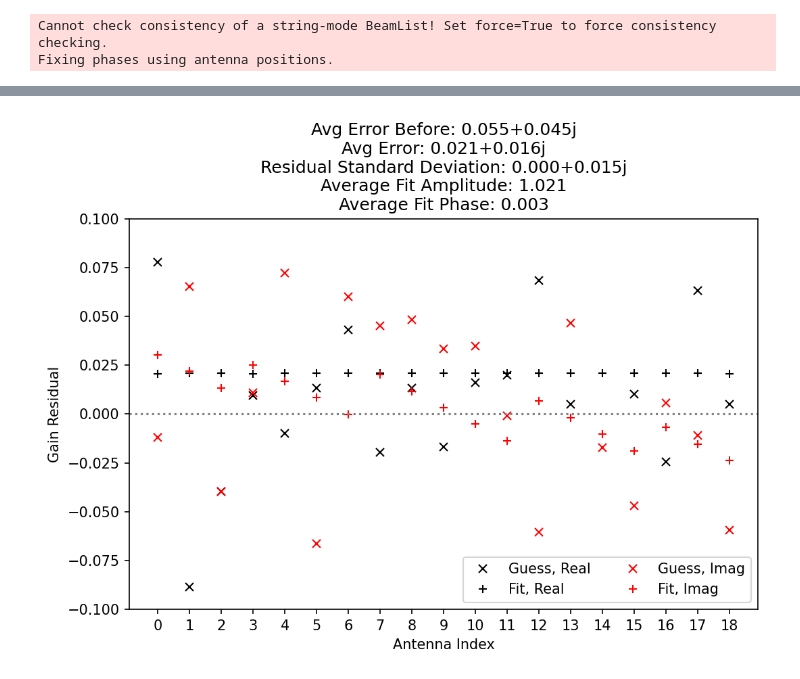
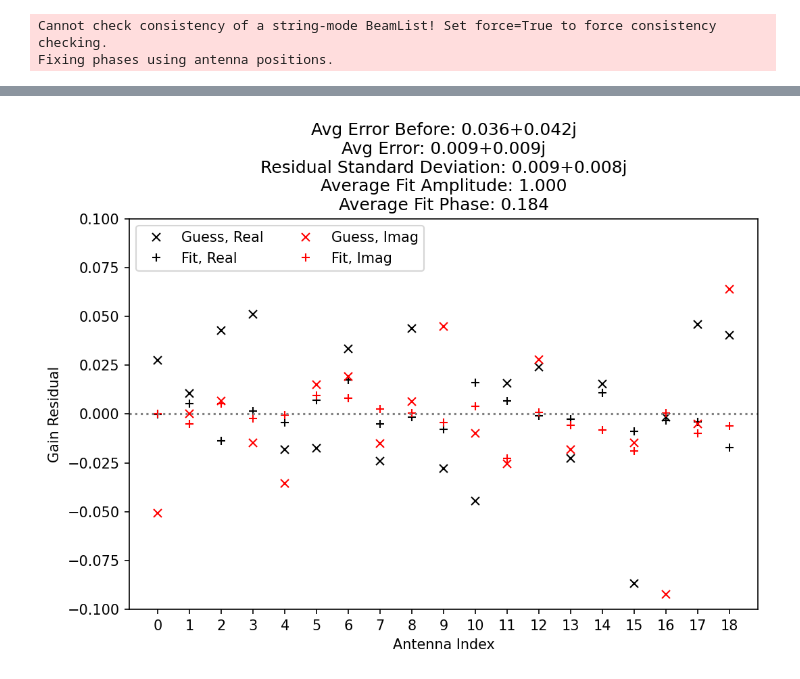
Before and after one commit to r-pascua/corrcal, a Jupyter notebook: docs/tutorials/Point Sources with Airy Beam.ipynb, the cells around one changed output, grey strips where cells are left out. Cells and saved outputs as stored; diff of their text form; code cells hidden in the pictures.

```diff
--- a/docs/tutorials/Point Sources with Airy Beam.ipynb
+++ b/docs/tutorials/Point Sources with Airy Beam.ipynb
@@ -171,6 +190,8 @@ im_gain = np.random.normal(loc=0, size=n_ants, scale=err)
 split_gains = np.zeros(2*n_ants, dtype=float)
 split_gains[::2] = re_gain
 split_gains[1::2] = im_gain
+# %%
+data *= true_gains[ant_1_array] * true_gains[ant_2_array].conj()
 # %%
 class Cov:
     def __init__(self, noise, diff_mat, src_mat, gains, edges, ant_1_inds, ant_2_inds):
@@ -240,7 +261,8 @@ def nll(gains, cov, data, scale=1, phs_norm_fac=1):
     chisq = data.conj() @ cinv @ data
     # Use a Gaussian prior that the phase should be nearly zero for all antennas
     phases = np.arctan2(cov.gains[1::2], cov.gains[::2])
-    phs_norm = phases.sum()**2 / phs_norm_fac**2
+#     phs_norm = phases.sum()**2 / phs_norm_fac**2
+    phs_norm = 0
 #     phs_norm = cov.gains[1::2].sum()**2 / phs_norm_fac**2
     return np.real(chisq) + logdet + phs_norm
 # %%
@@ -255,6 +277,7 @@ def grad_nll(gains, cov, data, scale=1, phs_norm_fac=1):
     tan_phs = cov.gains[1::2] / cov.gains[::2]
     phases = np.arctan2(cov.gains[1::2], cov.gains[::2])
     grad_phs_prefac = 2 * phases.sum() / (phs_norm_fac**2 * cov.gains[::2] * (1+tan_phs**2))
+    grad_phs_prefac *= 0
     for k in range(gains.size):
         grad_chisq = 0
         grad_gains = np.zeros_like(gain_mat)
@@ -312,30 +335,40 @@ result.nit, result.nfev, result.njev
-# %%
-fit = (result.x[::2] + 1j*result.x[1::2]) / scale
-def err(val, exp):
-    return np.sqrt(np.mean((val - exp)**2))
-avg_err_before = err(split_gains[::2], 1) + 1j*err(split_gains[1::2], 0)
-avg_err = err(fit.real, 1) + 1j*err(fit.imag, 0)
-fit_std = np.std(fit.real) + 1j*np.std(fit.imag)
-lim = 0.1
-plt.figure(figsize=(8,5),dpi=150, facecolor='white')
-title = f"Avg Error Before: {avg_err_before:.3f}\n"
-title += f"Avg Error: {avg_err:.3f}\n"
-title += f"Residual Standard Deviation: {fit_std:.3f}\n"
-title += f"Average Fit Amplitude: {np.mean(np.abs(fit)):.3f}\n"
-title += f"Average Fit Phase: {np.mean(np.angle(fit)):.3f}"
-plt.title(title)
-plt.plot(split_gains[::2] - 1, 'kx', label='Guess, Real')
-plt.plot(fit.real - 1, 'k+', label='Fit, Real')
-plt.plot(split_gains[1::2], 'rx', label='Guess, Imag')
-plt.plot(fit.imag, 'r+', label='Fit, Imag')
-plt.ylim(-lim,lim)
-plt.axhline(0, color='gray', ls=':')
-plt.legend(ncol=2)
-plt.xlabel("Antenna Index")
-plt.ylabel("Gain Residual")
-plt.xticks(np.arange(n_ants));
-basename = f"gain_solutions_{n_src}_src_{beam.type}_beam_{pct_flux_to_keep}_percent_flux_modeled"
-plt.savefig(f"{basename}_without_noise.png", dpi=150, bbox_inches='tight')
-# plt.savefig(f"{basename}_with_noise.png", dpi=150, bbox_inches="tight")
-# %% [output]
-[figure, removed]
+# %%
+def rephase_to_ant(gain, refant):
+    rephased_gain = np.zeros_like(gain)
+    g0 = np.array([gain[refant]])[0]
+    for ant, g in enumerate(gain):
+        rephased_gain[ant] = g * g0.conj() / np.abs(g0)
+    return rephased_gain
+# %%
+fit = (result.x[::2] + 1j*result.x[1::2]) / scale
+fit = rephase_to_ant(fit, 0)
+rephased_gain = rephase_to_ant(gain, 0)
+rephased_true_gains = rephase_to_ant(true_gains, 0)
+def err(val, exp):
+    return np.sqrt(np.mean((val - exp)**2))
+avg_err_before = err(gain.real, true_gains.real) + 1j*err(gain.imag, true_gains.imag)
+avg_err = err(fit.real, rephased_true_gains.real) + 1j*err(fit.imag, rephased_true_gains.imag)
+fit_std = np.std(fit.real-rephased_true_gains.real) + 1j*np.std(fit.imag-rephased_true_gains.imag)
+lim = 0.1
+plt.figure(figsize=(8,5),dpi=150, facecolor='white')
+title = f"Avg Error Before: {avg_err_before:.3f}\n"
+title += f"Avg Error: {avg_err:.3f}\n"
+title += f"Residual Standard Deviation: {fit_std:.3f}\n"
+title += f"Average Fit Amplitude: {np.mean(np.abs(fit)):.3f}\n"
+title += f"Average Fit Phase: {np.mean(np.angle(fit)):.3f}"
+plt.title(title)
+plt.plot(gain.real - true_gains.real, 'kx', label='Guess, Real')
+plt.plot(fit.real - rephased_true_gains.real, 'k+', label='Fit, Real')
+plt.plot(gain.imag - true_gains.imag, 'rx', label='Guess, Imag')
+plt.plot(fit.imag - rephased_true_gains.imag, 'r+', label='Fit, Imag')
+plt.ylim(-lim,lim)
+plt.axhline(0, color='gray', ls=':')
+plt.legend(ncol=2)
+plt.xlabel("Antenna Index")
+plt.ylabel("Gain Residual")
+plt.xticks(np.arange(n_ants));
+# basename = f"gain_solutions_{n_src}_src_{beam.type}_beam_{pct_flux_to_keep}_percent_flux_modeled"
+# plt.savefig(f"{basename}_without_noise.png", dpi=150, bbox_inches='tight')
+# plt.savefig(f"{basename}_with_noise.png", dpi=150, bbox_inches="tight")
+# %% [output]
+[figure, added]
```
Also changed, not shown: parts of 16 cells of this notebook, 1 other file.
